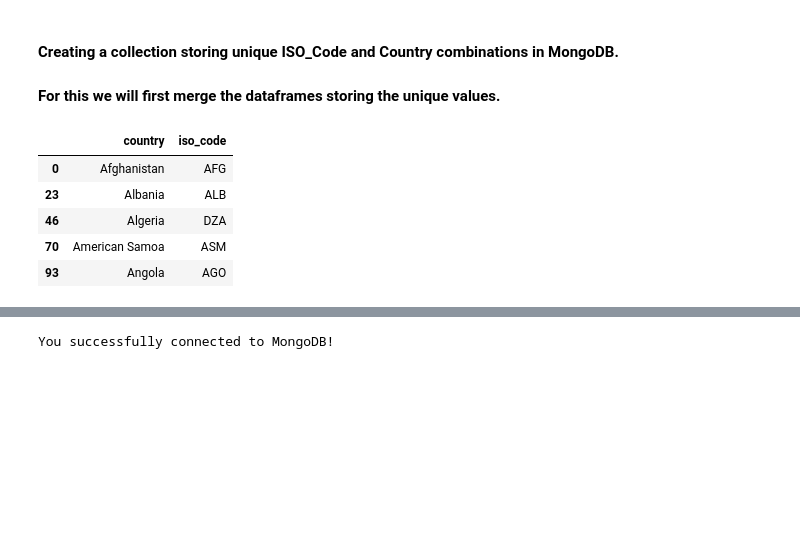
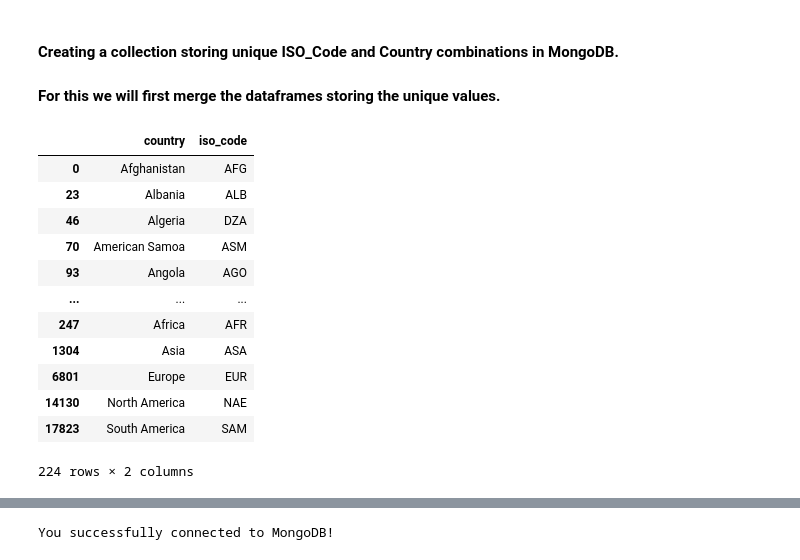
Before and after one commit to GawthamW97/Data-Analytics-And-Visualization, a Jupyter notebook: notebooks/dataset_02/MongoDB (No-SQL).ipynb, the cells around one changed output, grey strips where cells are left out. Cells and saved outputs as stored; diff of their text form; code cells hidden in the pictures; blank space fills up the shorter version.

```diff
--- a/notebooks/dataset_02/MongoDB (No-SQL).ipynb
+++ b/notebooks/dataset_02/MongoDB (No-SQL).ipynb
@@ -163,5 +165,5 @@ data_2.shape
  'wind_electricity',
  'wind_share_elec']
 # %%
-# data_2['country'] = data_2['country'].str.strip().str.title()
+data_2['country'] = data_2['country'].str.strip().str.title()
 # %%
@@ -401,14 +399,21 @@ data_cont_final.rename(columns = {'country':'continent'},inplace=True)
 frames = [iso_mapping,iso_mapping_cont]
 df_iso = pd.concat(frames,axis=0)
 # %%
-df_iso.head()
+df_iso
 # %% [output]
 |  | country | iso_code |
 | 0 | Afghanistan | AFG |
 | 23 | Albania | ALB |
 | 46 | Algeria | DZA |
 | 70 | American Samoa | ASM |
 | 93 | Angola | AGO |
+| ... | ... | ... |
+| 247 | Africa | AFR |
+| 1304 | Asia | ASA |
+| 6801 | Europe | EUR |
+| 14130 | North America | NAE |
+| 17823 | South America | SAM |
+224 rows × 2 columns
 # %%
 if(load_dotenv(dotenv_path=env_path)):
     uri = os.environ.get("mongo_uri_1")
```
Also changed, not shown: parts of 17 cells of this notebook, 2 other files.
